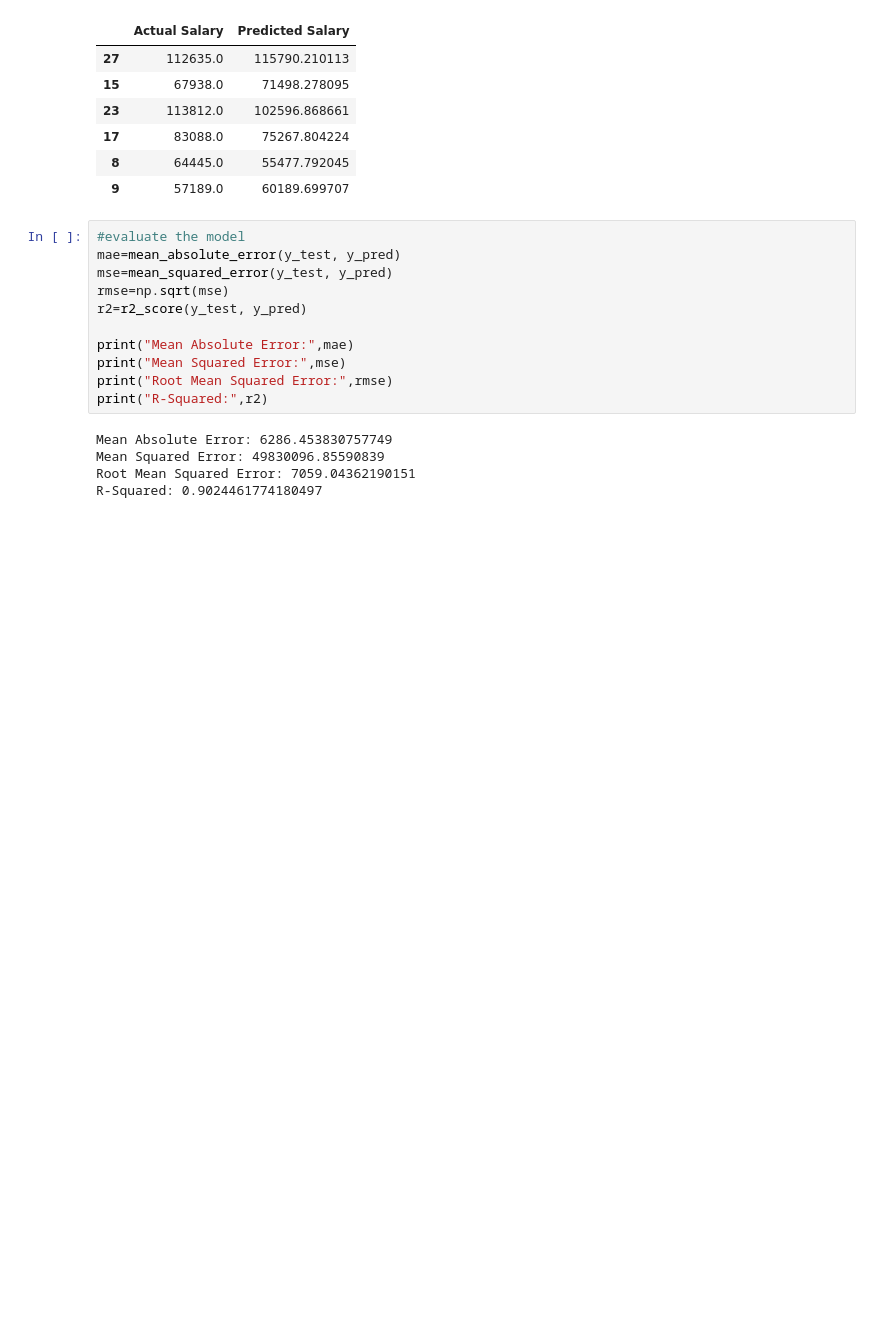
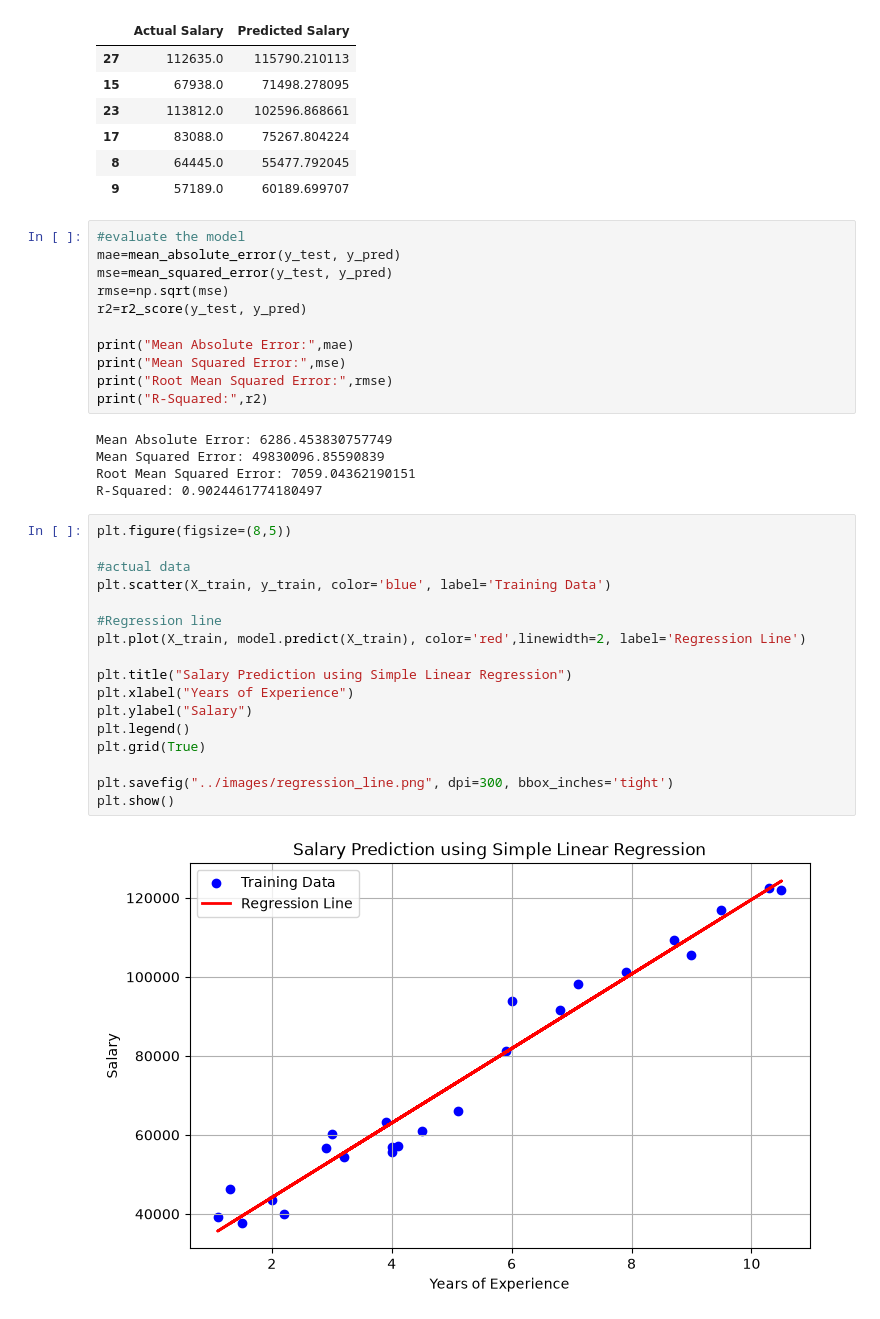
Before and after one commit to roshanisingh-dev/salary-prediction-linear-regression, a Jupyter notebook: notebooks/salary_prediction.ipynb, the cells around one changed output. Cells and saved outputs as stored; diff of their text form; blank space fills up the shorter version.

Commit message:
Add regression line visualization

```diff
--- a/notebooks/salary_prediction.ipynb
+++ b/notebooks/salary_prediction.ipynb
@@ -143,3 +143,22 @@ Mean Absolute Error: 6286.453830757749
 Mean Squared Error: 49830096.85590839
 Root Mean Squared Error: 7059.04362190151
 R-Squared: 0.9024461774180497
+# %%
+plt.figure(figsize=(8,5))
+
+#actual data
+plt.scatter(X_train, y_train, color='blue', label='Training Data')
+
+#Regression line
+plt.plot(X_train, model.predict(X_train), color='red',linewidth=2, label='Regression Line')
+
+plt.title("Salary Prediction using Simple Linear Regression")
+plt.xlabel("Years of Experience")
+plt.ylabel("Salary")
+plt.legend()
+plt.grid(True)
+
+plt.savefig("../images/regression_line.png", dpi=300, bbox_inches='tight')
+plt.show()
+# %% [output]
+[figure, added]
```
Also changed, not shown: 1 other file.
